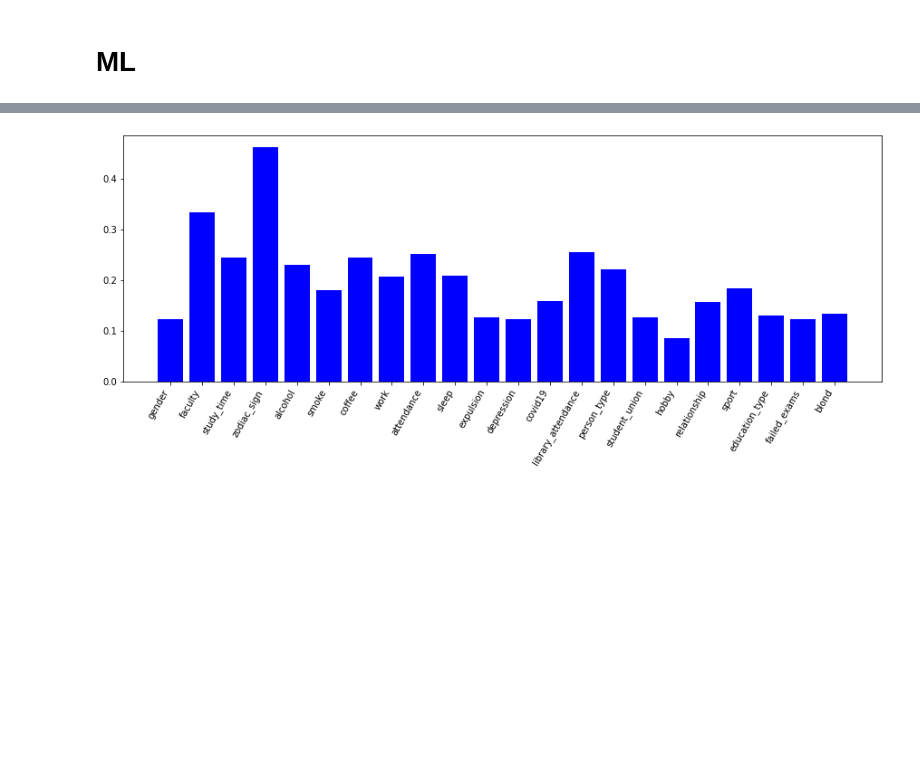
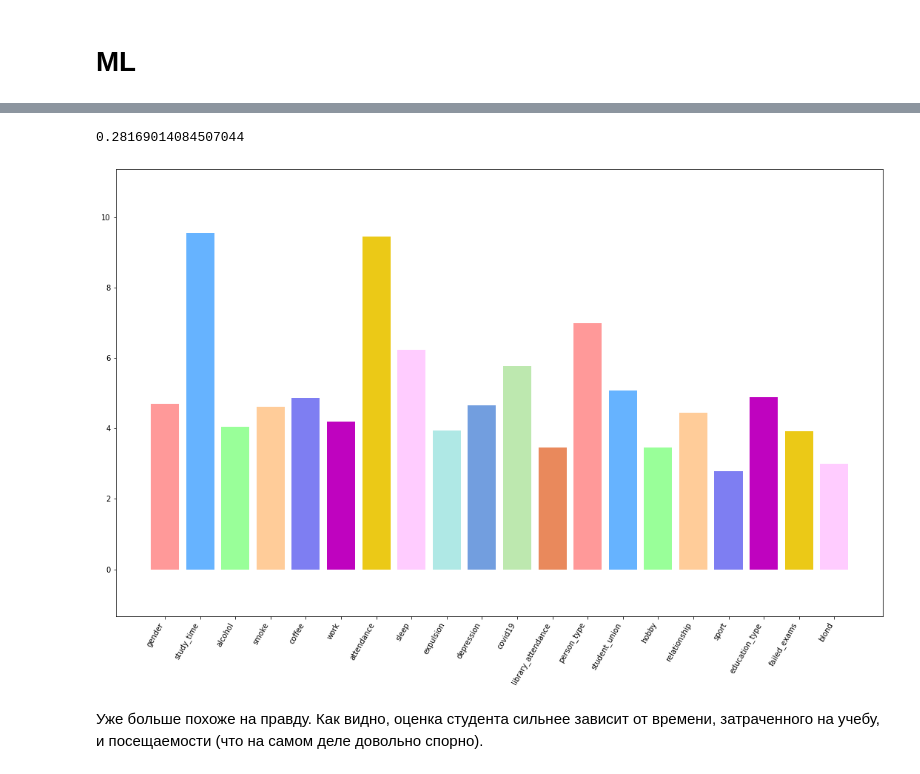
Before and after one commit to sherri-ice/DataAnalyseProject, a Jupyter notebook: vkiad_project.ipynb, the cells around one changed output, grey strips where cells are left out. Cells and saved outputs as stored; diff of their text form; code cells hidden in the pictures; blank space fills up the shorter version.

```diff
--- a/vkiad_project.ipynb
+++ b/vkiad_project.ipynb
@@ -235,31 +293,27 @@ regr = clf.feature_importances_
 # %%
-from sklearn.linear_model import LinearRegression
-from sklearn.metrics import mean_squared_error
-regr = LinearRegression()
+from sklearn.ensemble import RandomForestClassifier
+from sklearn.metrics import accuracy_score
+clf = RandomForestClassifier(n_estimators=50)
+
+# Разделяем датасеты для обучения
 from sklearn.model_selection import train_test_split
-X_train, X_test, y_train, y_test = train_test_split(x, y, test_size=0.5)
-regr.fit(X_train, y_train)
-y_pred = regr.predict(X_test)
-mean_squared_error(y_pred, y_test)
-print(y_pred, y_test)
+X_train, X_test, y_train, y_test = train_test_split(x, y, train_size=0.7)
+
+from sklearn.preprocessing import StandardScaler
+sc = StandardScaler()
+X_train = sc.fit_transform(X_train)
+X_test = sc.transform(X_test)
+
+# Just don't touch this
+y_train = y_train.astype('float')
+y_test = y_test.astype('float')
+
+# Тренируем модель
+clf.fit(X_train, y_train)
+
+
+y_pred = clf.predict(X_test)
+print(accuracy_score(y_pred, y_test))
+weights = clf.feature_importances_
+# %% [output]
+0.28169014084507044
-# %%
-def visualize_coefficients(coef, feature_names):
-  norm = 0
-  for i in coef:
-    norm += i * i
-
-  norm = np.sqrt(norm)
-
-  new_coef = np.array([])
-  for i in coef:
-    new_coef = np.append(new_coef, i / norm)
-  plt.figure(figsize=(15, 5))
-  colors = ["red" if c < 0 else "blue" for c in new_coef]
-  plt.bar(np.arange(22), new_coef, color=colors)
-  feature_names = np.array(feature_names)
-  plt.xticks(np.arange(feature_names.size), feature_names, rotation=60, ha="right")
-
-names = data_frame.drop(columns = 'average_grade').columns
-visualize_coefficients(regr, names)
-# %% [output]
-[figure, removed]
@@ -279,0 +320,17 @@ plt.xticks(np.arange(feature_names.size), feature_names, rotation=60, ha="right"
+# %%
+fig, ax = plt.subplots(figsize=(15, 10), subplot_kw=dict(aspect="equal"))
+
+labels = data_frame.drop(columns = ['average_grade','faculty','zodiac_sign']).columns
+colors = ['#ff9999','#66b3ff','#99ff99','#ffcc99',
+          '#7e7ef2', '#bf03bf', '#ebc917', '#ffccff',
+          '#afe8e5', '#729edf', '#bde8af', '#e9895c']
+
+plt.bar(np.arange(len(weights)), weights * 100, color=colors)
+plt.xticks(np.arange(labels.size), labels, rotation=60, ha="right")
+# Set aspect ratio to be equal so that pie is drawn as a circle.
+plt.axis('equal')
+plt.tight_layout()
+# %% [output]
+[figure, added]
+# %% [markdown]
+Уже больше похоже на правду. Как видно, оценка студента сильнее зависит от времени, затраченного на учебу, и посещаемости (что на самом деле довольно спорно).
```
Also changed, not shown: parts of 21 cells of this notebook.
